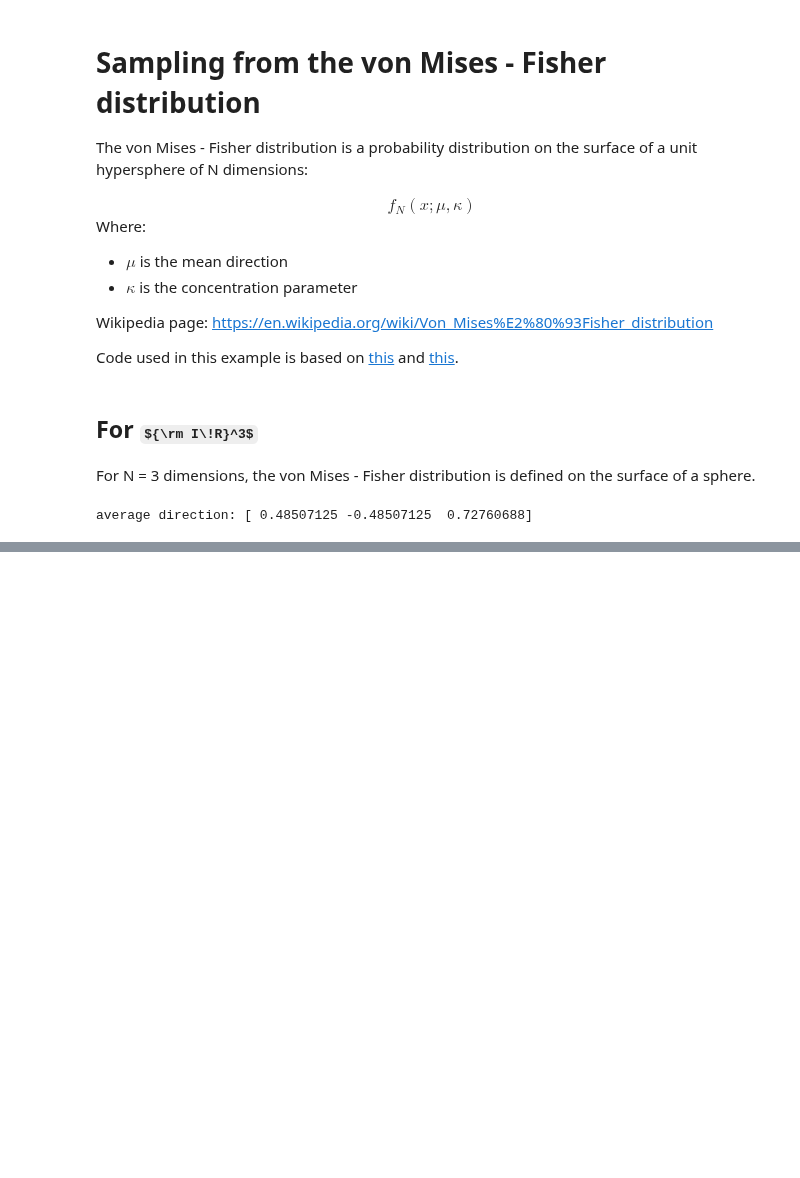
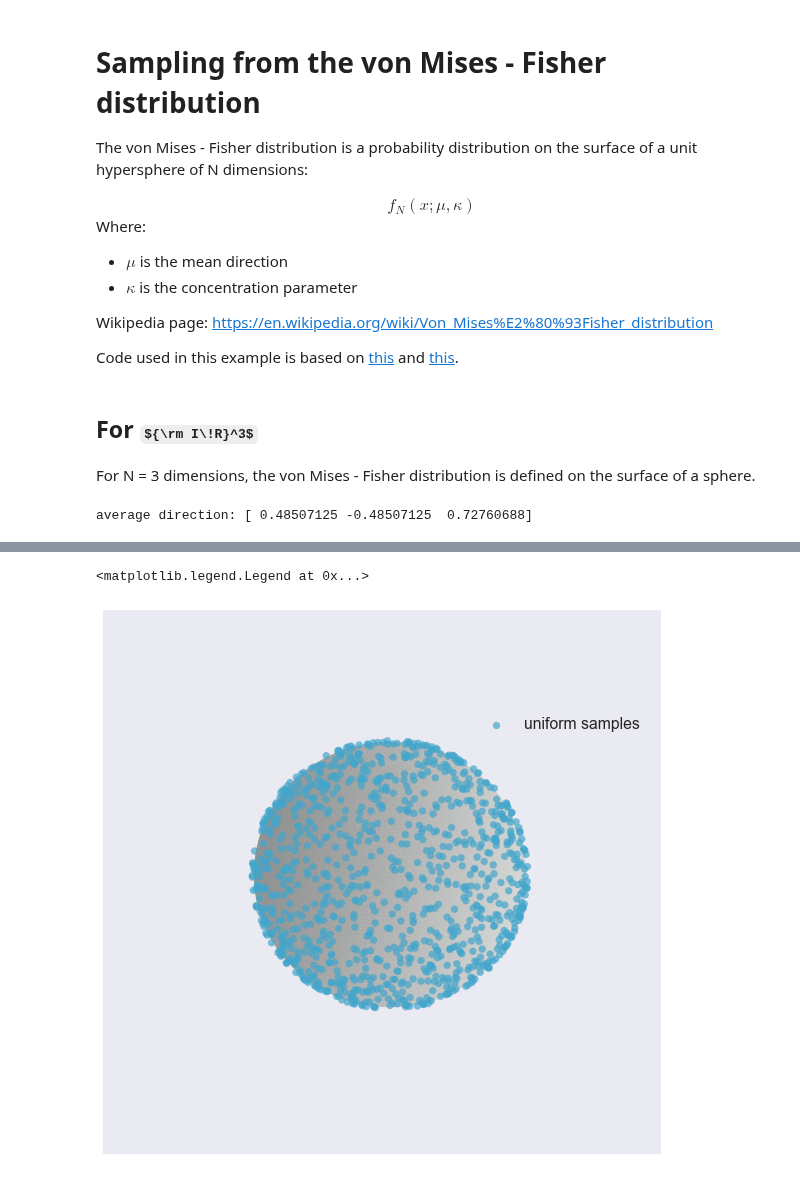
Before and after one commit to cescalara/fancy, a Jupyter notebook: demo/sampling_from_vMF.ipynb, the cells around one changed output, grey strips where cells are left out. Drawn from its saved outputs; the diff is of its cells as text; code cells hidden in the pictures; some formulas as TeX source; blank space fills up the shorter version.

Commit message:
Add uniform sampling to the von Mises - Fisher demo

```diff
--- a/demo/sampling_from_vMF.ipynb
+++ b/demo/sampling_from_vMF.ipynb
@@ -95,0 +100,33 @@ ax.legend(bbox_to_anchor = [0.75, 0.75])
+# %%
+# unit sphere
+r = 1
+
+num_samples = 1000
+
+# first method in link
+u = np.random.uniform(0, 1, num_samples)
+v = np.random.uniform(0, 1, num_samples)
+
+theta = 2 * np.pi * u
+phi = np.arccos(2 * v - 1)
+
+# convert to cartesian and norm
+x = r * np.cos(theta) * np.sin(phi) * norm
+y = r * np.sin(theta) * np.sin(phi) * norm
+z = r * np.cos(phi) * norm
+
+# plot generated points on a unit * norm sphere
+fig = plt.figure(figsize = [10, 10])
+ax = fig.add_subplot(111, projection = '3d')
+ax.plot_surface(x_circ, y_circ, z_circ,
+                rstride = 1, cstride = 1,
+                color = sns.xkcd_rgb["light grey"],
+                alpha = 0.5,
+                linewidth = 0)
+ax.scatter(x, y, z, s = 50, alpha = 0.7,
+              label = 'uniform samples', color = palette[1])
+ax.set_axis_off()
+ax.legend(bbox_to_anchor = [0.65, 0.75])
+# %% [output]
+<matplotlib.legend.Legend at 0x...>
+[figure, added]
```
Also changed, not shown: parts of 2 cells of this notebook.
